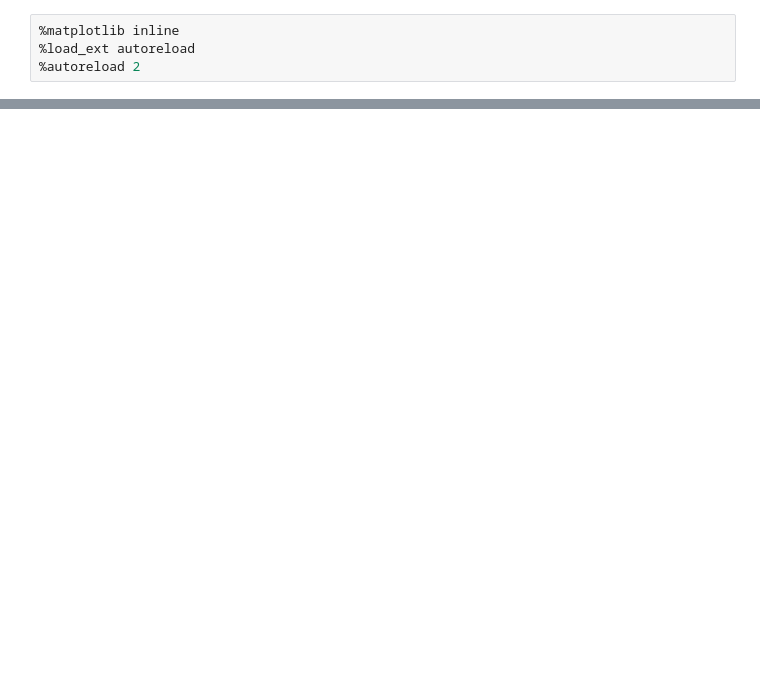
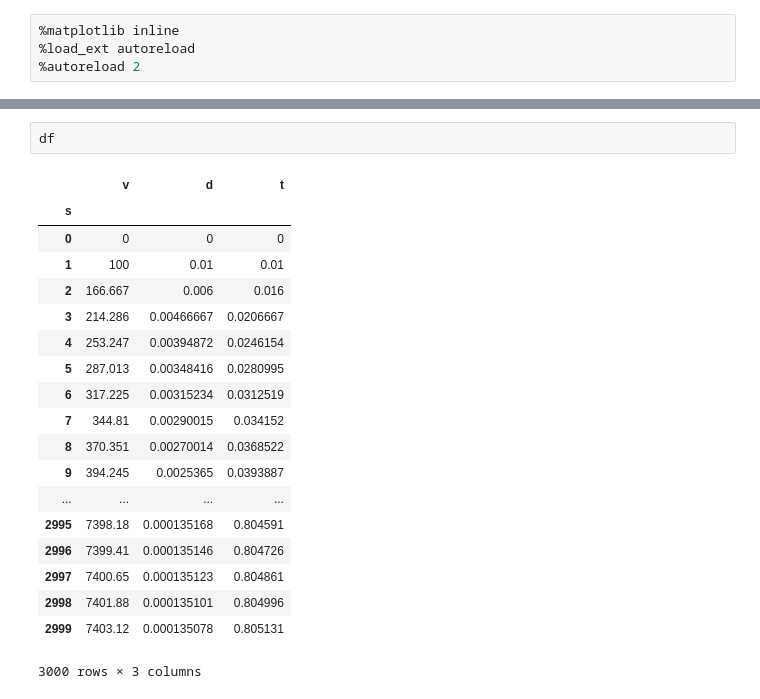
Before and after one commit to andersroos/meka, a Jupyter notebook: acceleration.ipynb, the cells around one changed output, grey strips where cells are left out. Saved outputs shown, nothing was run; the diff lists cells and outputs as text; blank space fills up the shorter version.

```diff
--- a/acceleration.ipynb
+++ b/acceleration.ipynb
@@ -29,0 +21,22 @@ acceleration.df2
+# %%
+df
+# %% [output]
+|  | v | d | t |
+| s |  |  |  |
+| 0 | 0 | 0 | 0 |
+| 1 | 100 | 0.01 | 0.01 |
+| 2 | 166.667 | 0.006 | 0.016 |
+| 3 | 214.286 | 0.00466667 | 0.0206667 |
+| 4 | 253.247 | 0.00394872 | 0.0246154 |
+| 5 | 287.013 | 0.00348416 | 0.0280995 |
+| 6 | 317.225 | 0.00315234 | 0.0312519 |
+| 7 | 344.81 | 0.00290015 | 0.034152 |
+| 8 | 370.351 | 0.00270014 | 0.0368522 |
+| 9 | 394.245 | 0.0025365 | 0.0393887 |
+| ... | ... | ... | ... |
+| 2995 | 7398.18 | 0.000135168 | 0.804591 |
+| 2996 | 7399.41 | 0.000135146 | 0.804726 |
+| 2997 | 7400.65 | 0.000135123 | 0.804861 |
+| 2998 | 7401.88 | 0.000135101 | 0.804996 |
+| 2999 | 7403.12 | 0.000135078 | 0.805131 |
+3000 rows × 3 columns
```
Also changed, not shown: parts of 4 cells of this notebook, 1 other file.
